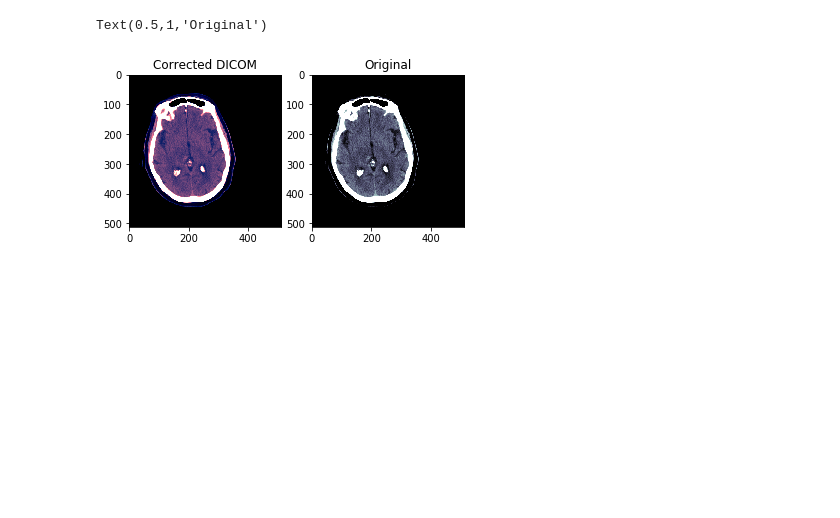
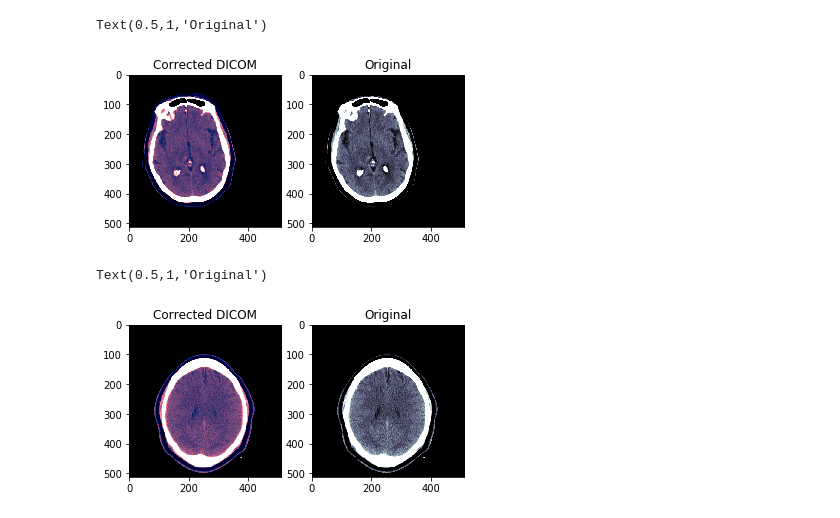
Before and after one commit to sara-kassani/RSNA-Hemorrhage-Detection, a Jupyter notebook: RSNA_Hemorrhage_EDA_01.ipynb, the cells around one changed output. Saved outputs shown, nothing was run; the diff lists cells and outputs as text; code cells hidden in the pictures; blank space fills up the shorter version.

Commit message:
show DICOM correction and without correction

```diff
--- a/RSNA_Hemorrhage_EDA_01.ipynb
+++ b/RSNA_Hemorrhage_EDA_01.ipynb
@@ -405,3 +405,17 @@ ax[1].set_title("Original")
 # %% [output]
 Text(0.5,1,'Original')
 [figure]
+# %%
+# display DICOM correction and without correction
+dicom_img = pydicom.dcmread(train_path + "ID_58baa1b8c.dcm")
+
+f, ax = plt.subplots(1, 2)
+ax[0].imshow(bsb_window(dicom_img), cmap = "bone")
+ax[0].set_title("Corrected DICOM")
+
+
+ax[1].imshow(without_win_correction(dicom_img,40, 80), cmap = "bone")
+ax[1].set_title("Original")
+# %% [output]
+Text(0.5,1,'Original')
+[figure, added]
```
